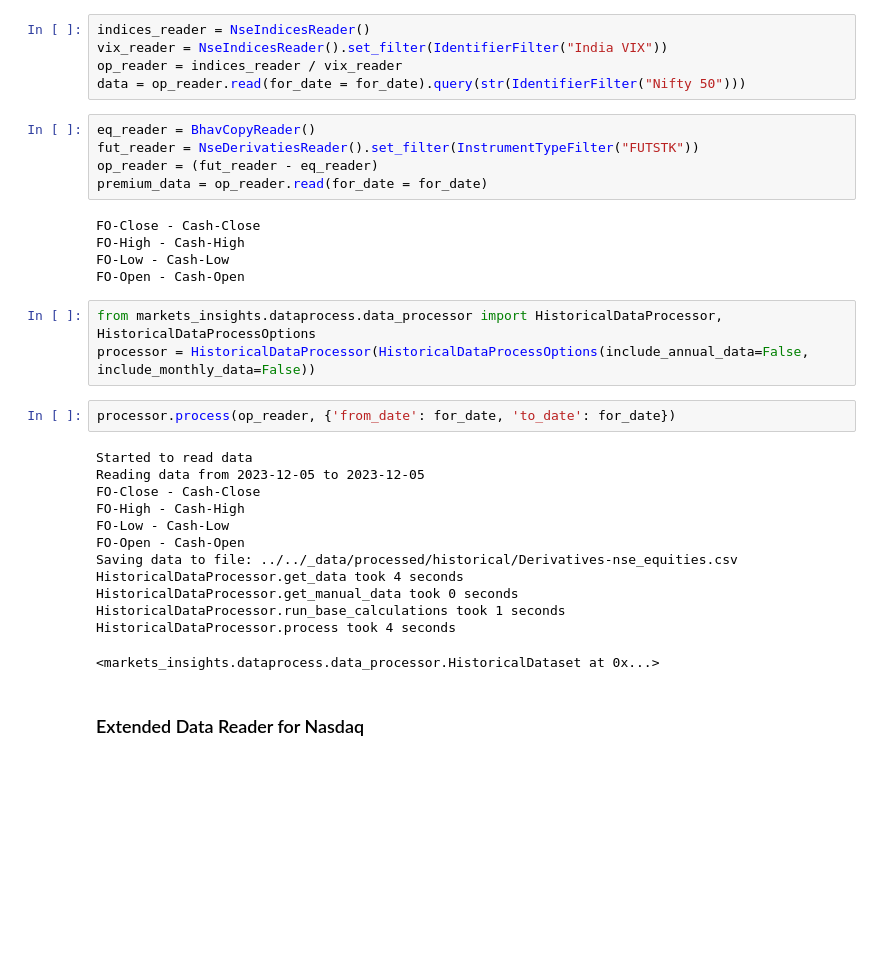
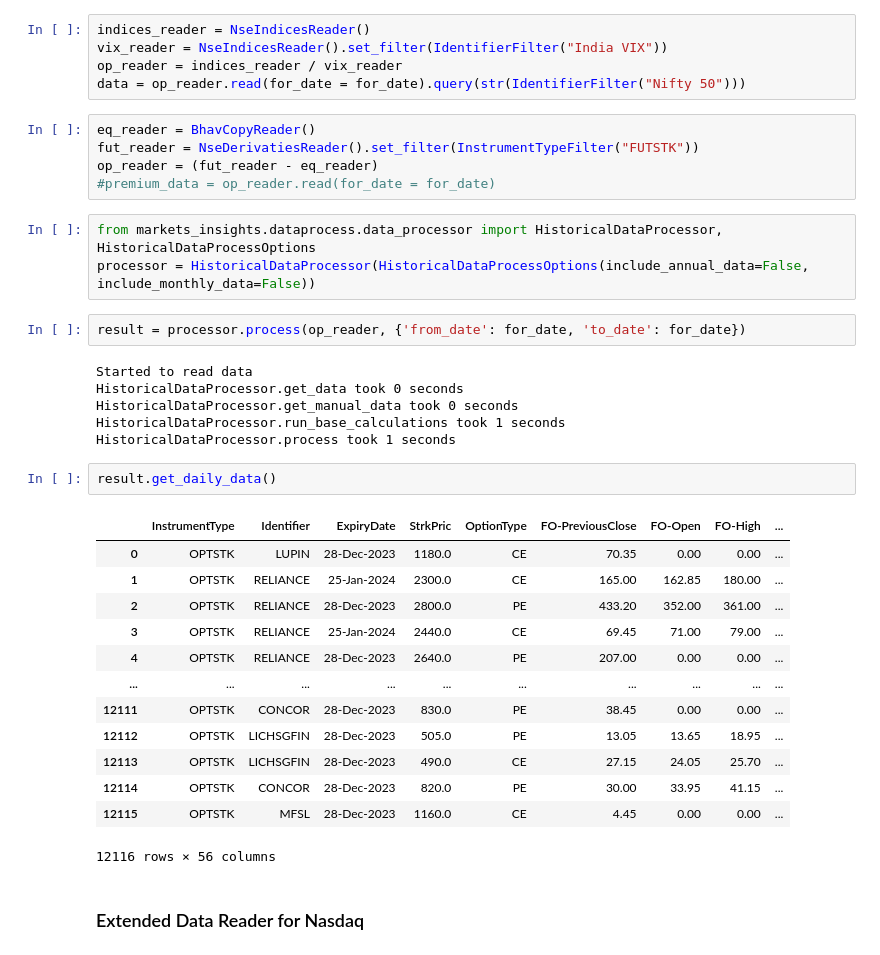
Before and after one commit to nareshrohra/markets_insights, a Jupyter notebook: notebooks/examples.ipynb, the cells around one changed output. Saved outputs shown, nothing was run; the diff lists cells and outputs as text; blank space fills up the shorter version.

```diff
--- a/notebooks/examples.ipynb
+++ b/notebooks/examples.ipynb
@@ -281,30 +281,34 @@ data = op_reader.read(for_date = for_date).query(str(IdentifierFilter("Nifty 50"
 eq_reader = BhavCopyReader()
 fut_reader = NseDerivatiesReader().set_filter(InstrumentTypeFilter("FUTSTK"))
 op_reader = (fut_reader - eq_reader)
-premium_data = op_reader.read(for_date = for_date)
+#premium_data = op_reader.read(for_date = for_date)
-# %% [output]
-FO-Close - Cash-Close
-FO-High - Cash-High
-FO-Low - Cash-Low
-FO-Open - Cash-Open
 # %%
 from markets_insights.dataprocess.data_processor import HistoricalDataProcessor, HistoricalDataProcessOptions
 processor = HistoricalDataProcessor(HistoricalDataProcessOptions(include_annual_data=False, include_monthly_data=False))
 # %%
-processor.process(op_reader, {'from_date': for_date, 'to_date': for_date})
+result = processor.process(op_reader, {'from_date': for_date, 'to_date': for_date})
 # %% [output]
 Started to read data
-Reading data from 2023-12-05 to 2023-12-05
-FO-Close - Cash-Close
-FO-High - Cash-High
-FO-Low - Cash-Low
-FO-Open - Cash-Open
-Saving data to file: ../../_data/processed/historical/Derivatives-nse_equities.csv
-HistoricalDataProcessor.get_data took 4 seconds
+HistoricalDataProcessor.get_data took 0 seconds
 HistoricalDataProcessor.get_manual_data took 0 seconds
 HistoricalDataProcessor.run_base_calculations took 1 seconds
-HistoricalDataProcessor.process took 4 seconds
+HistoricalDataProcessor.process took 1 seconds
-<markets_insights.dataprocess.data_processor.HistoricalDataset at 0x...>
+# %%
+result.get_daily_data()
+# %% [output]
+|  | InstrumentType | Identifier | ExpiryDate | StrkPric | OptionType | FO-PreviousClose | FO-Open | FO-High | ... |
+| 0 | OPTSTK | LUPIN | 28-Dec-2023 | 1180.0 | CE | 70.35 | 0.00 | 0.00 | ... |
+| 1 | OPTSTK | RELIANCE | 25-Jan-2024 | 2300.0 | CE | 165.00 | 162.85 | 180.00 | ... |
+| 2 | OPTSTK | RELIANCE | 28-Dec-2023 | 2800.0 | PE | 433.20 | 352.00 | 361.00 | ... |
+| 3 | OPTSTK | RELIANCE | 25-Jan-2024 | 2440.0 | CE | 69.45 | 71.00 | 79.00 | ... |
+| 4 | OPTSTK | RELIANCE | 28-Dec-2023 | 2640.0 | PE | 207.00 | 0.00 | 0.00 | ... |
+| ... | ... | ... | ... | ... | ... | ... | ... | ... | ... |
+| 12111 | OPTSTK | CONCOR | 28-Dec-2023 | 830.0 | PE | 38.45 | 0.00 | 0.00 | ... |
+| 12112 | OPTSTK | LICHSGFIN | 28-Dec-2023 | 505.0 | PE | 13.05 | 13.65 | 18.95 | ... |
+| 12113 | OPTSTK | LICHSGFIN | 28-Dec-2023 | 490.0 | CE | 27.15 | 24.05 | 25.70 | ... |
+| 12114 | OPTSTK | CONCOR | 28-Dec-2023 | 820.0 | PE | 30.00 | 33.95 | 41.15 | ... |
+| 12115 | OPTSTK | MFSL | 28-Dec-2023 | 1160.0 | CE | 4.45 | 0.00 | 0.00 | ... |
+12116 rows × 56 columns
 # %% [markdown]
 ### Extended Data Reader for Nasdaq
 # %%
```
Also changed, not shown: 3 other files.
